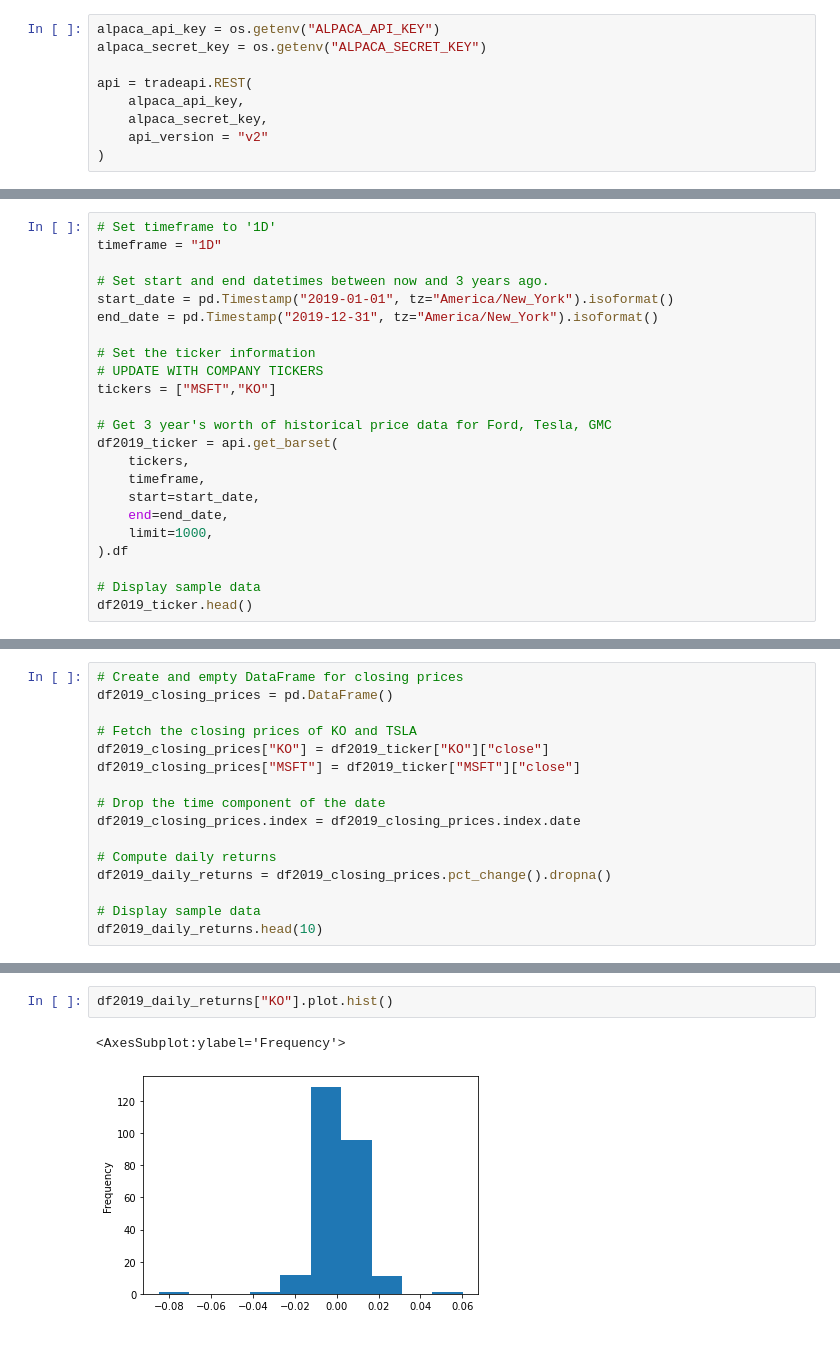
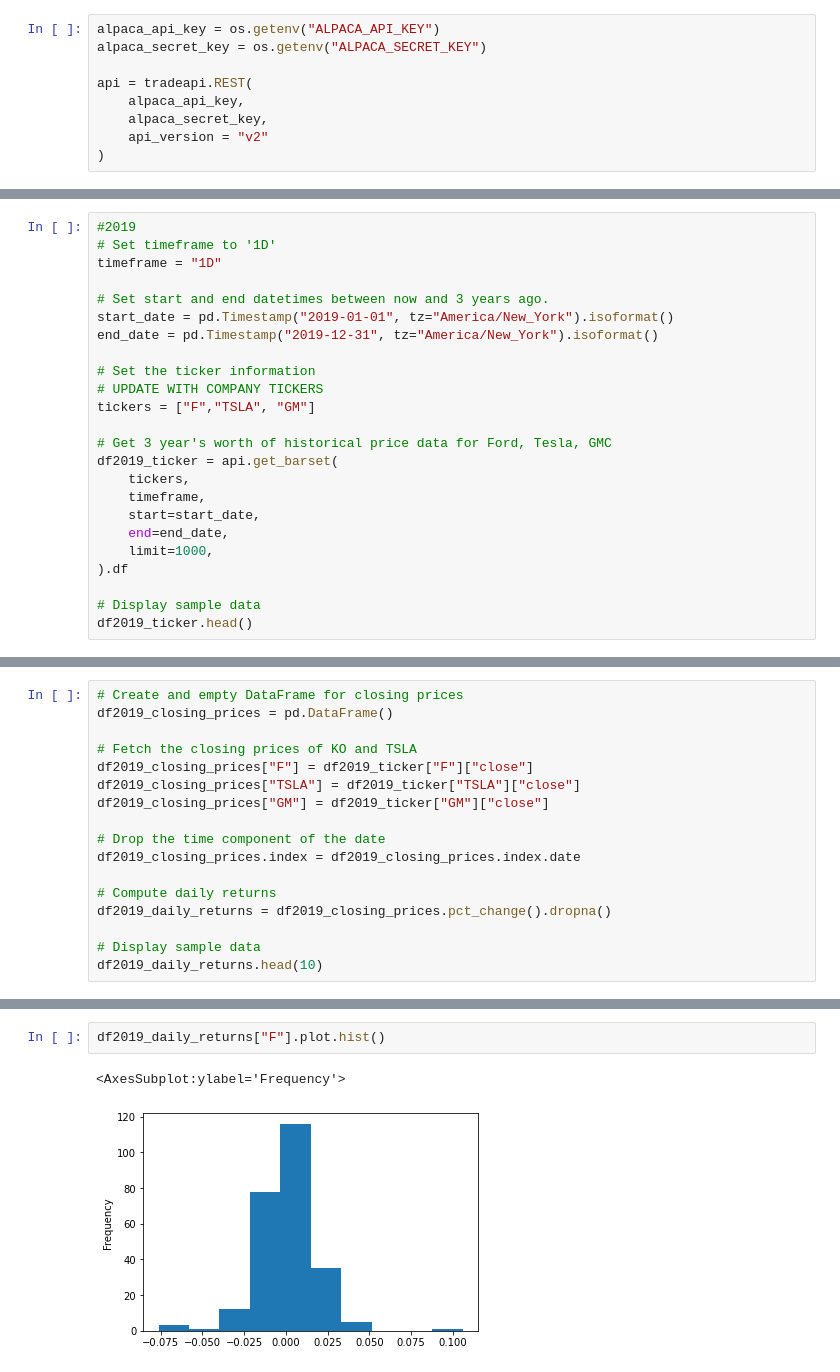
Before and after one commit to joebarry1252/Newly_Minted, a Jupyter notebook: notebooks/DennisWallsJr.ipynb, the cells around one changed output, grey strips where cells are left out. Cells and saved outputs as stored; diff of their text form; blank space fills up the shorter version.

```diff
--- a/notebooks/DennisWallsJr.ipynb
+++ b/notebooks/DennisWallsJr.ipynb
@@ -22,4 +55,5 @@ api = tradeapi.REST(
 # %%
+#2019
 # Set timeframe to '1D'
 timeframe = "1D"
 
@@ -29,7 +63,7 @@ end_date = pd.Timestamp("2019-12-31", tz="America/New_York").isoformat()
 
 # Set the ticker information
 # UPDATE WITH COMPANY TICKERS
-tickers = ["MSFT","KO"]
+tickers = ["F","TSLA", "GM"]
 
 # Get 3 year's worth of historical price data for Ford, Tesla, GMC
 df2019_ticker = api.get_barset(
@@ -56,8 +90,9 @@ df2019_ticker.head()
 df2019_closing_prices = pd.DataFrame()
 
 # Fetch the closing prices of KO and TSLA
-df2019_closing_prices["KO"] = df2019_ticker["KO"]["close"]
-df2019_closing_prices["MSFT"] = df2019_ticker["MSFT"]["close"]
+df2019_closing_prices["F"] = df2019_ticker["F"]["close"]
+df2019_closing_prices["TSLA"] = df2019_ticker["TSLA"]["close"]
+df2019_closing_prices["GM"] = df2019_ticker["GM"]["close"]
 
 # Drop the time component of the date
 df2019_closing_prices.index = df2019_closing_prices.index.date
@@ -94,5 +129,5 @@ df2019_daily_returns.describe()
 # %%
-df2019_daily_returns["KO"].plot.hist()
+df2019_daily_returns["F"].plot.hist()
 # %% [output]
 <AxesSubplot:ylabel='Frequency'>
-[figure, old version]
+[figure, new version]
```
Also changed, not shown: parts of 18 cells of this notebook.
